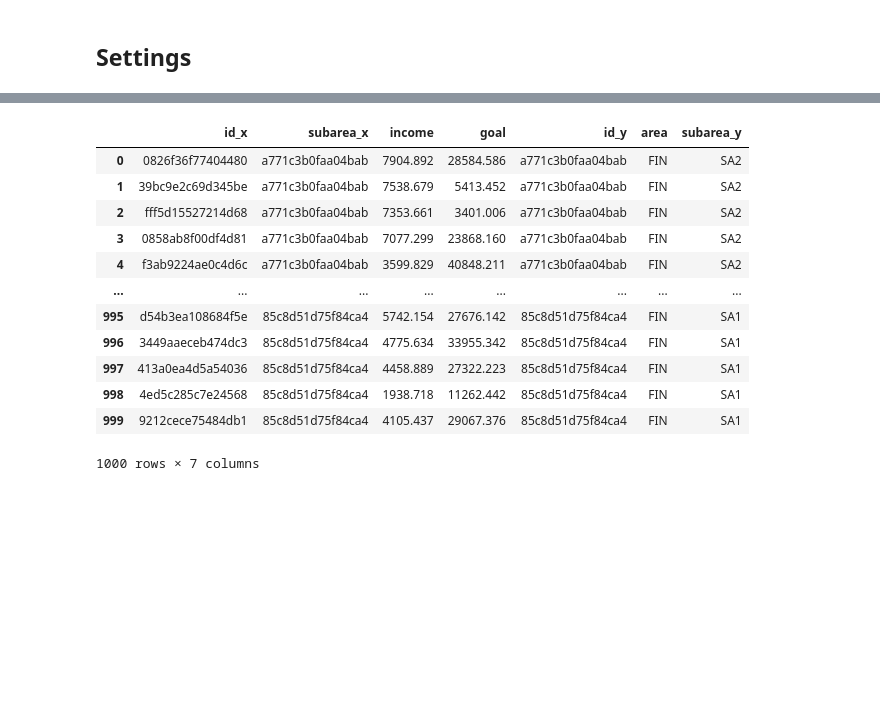
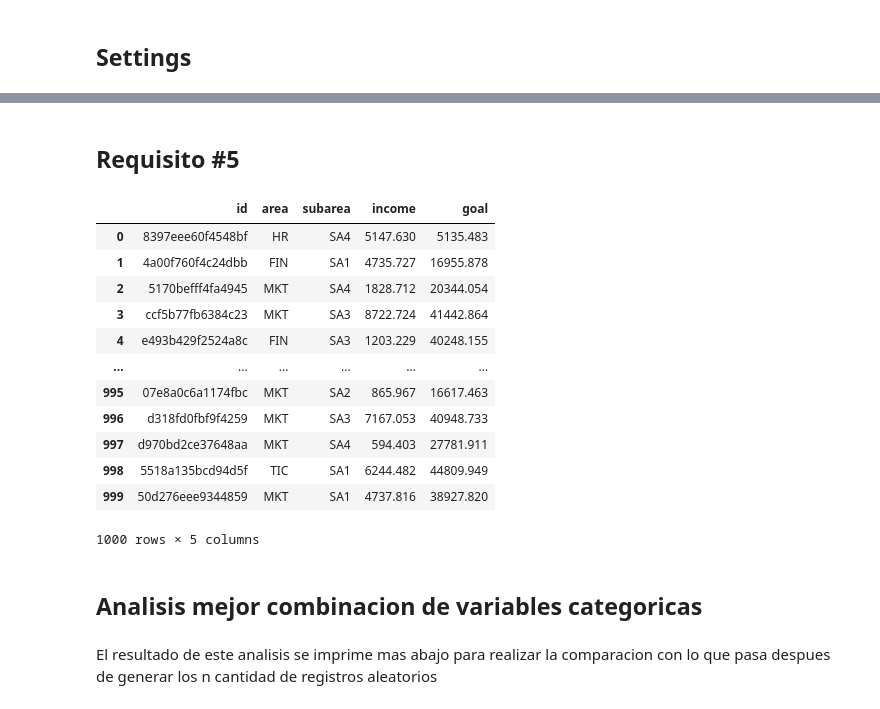
Before and after one commit to Reyniery-Carlitos/Teoria-de-simulacion, a Jupyter notebook: Proyecto1/proyecto1_20201003545_Rubio.ipynb, the cells around one changed output, grey strips where cells are left out. Cells and saved outputs as stored; diff of their text form; code cells hidden in the pictures; blank space fills up the shorter version.

```diff
--- a/Proyecto1/proyecto1_20201003545_Rubio.ipynb
+++ b/Proyecto1/proyecto1_20201003545_Rubio.ipynb
@@ -285,17 +432,2 @@ dataframe_list[0]
-# %%
-result = pd.merge(dataframe_list[0], dataframe_list[1], left_on='subarea', right_on='id', how='inner')
-result
-# %% [output]
-|  | id_x | subarea_x | income | goal | id_y | area | subarea_y |
-| 0 | 0826f36f77404480 | a771c3b0faa04bab | 7904.892 | 28584.586 | a771c3b0faa04bab | FIN | SA2 |
-| 1 | 39bc9e2c69d345be | a771c3b0faa04bab | 7538.679 | 5413.452 | a771c3b0faa04bab | FIN | SA2 |
-| 2 | fff5d15527214d68 | a771c3b0faa04bab | 7353.661 | 3401.006 | a771c3b0faa04bab | FIN | SA2 |
-| 3 | 0858ab8f00df4d81 | a771c3b0faa04bab | 7077.299 | 23868.160 | a771c3b0faa04bab | FIN | SA2 |
-| 4 | f3ab9224ae0c4d6c | a771c3b0faa04bab | 3599.829 | 40848.211 | a771c3b0faa04bab | FIN | SA2 |
-| ... | ... | ... | ... | ... | ... | ... | ... |
-| 995 | d54b3ea108684f5e | 85c8d51d75f84ca4 | 5742.154 | 27676.142 | 85c8d51d75f84ca4 | FIN | SA1 |
-| 996 | 3449aaeceb474dc3 | 85c8d51d75f84ca4 | 4775.634 | 33955.342 | 85c8d51d75f84ca4 | FIN | SA1 |
-| 997 | 413a0ea4d5a54036 | 85c8d51d75f84ca4 | 4458.889 | 27322.223 | 85c8d51d75f84ca4 | FIN | SA1 |
-| 998 | 4ed5c285c7e24568 | 85c8d51d75f84ca4 | 1938.718 | 11262.442 | 85c8d51d75f84ca4 | FIN | SA1 |
-| 999 | 9212cece75484db1 | 85c8d51d75f84ca4 | 4105.437 | 29067.376 | 85c8d51d75f84ca4 | FIN | SA1 |
-1000 rows × 7 columns
+# %% [markdown]
+## Requisito #5
@@ -301,0 +437,16 @@ result
+# %%
+simulation_extended
+# %% [output]
+|  | id | area | subarea | income | goal |
+| 0 | 8397eee60f4548bf | HR | SA4 | 5147.630 | 5135.483 |
+| 1 | 4a00f760f4c24dbb | FIN | SA1 | 4735.727 | 16955.878 |
+| 2 | 5170befff4fa4945 | MKT | SA4 | 1828.712 | 20344.054 |
+| 3 | ccf5b77fb6384c23 | MKT | SA3 | 8722.724 | 41442.864 |
+| 4 | e493b429f2524a8c | FIN | SA3 | 1203.229 | 40248.155 |
+| ... | ... | ... | ... | ... | ... |
+| 995 | 07e8a0c6a1174fbc | MKT | SA2 | 865.967 | 16617.463 |
+| 996 | d318fd0fbf9f4259 | MKT | SA3 | 7167.053 | 40948.733 |
+| 997 | d970bd2ce37648aa | MKT | SA4 | 594.403 | 27781.911 |
+| 998 | 5518a135bcd94d5f | TIC | SA1 | 6244.482 | 44809.949 |
+| 999 | 50d276eee9344859 | MKT | SA1 | 4737.816 | 38927.820 |
+1000 rows × 5 columns
@@ -301,0 +457,2 @@ result
+# %% [markdown]
+## Analisis mejor combinacion de variables categoricas
@@ -301,0 +470,2 @@ result
+# %% [markdown]
+El resultado de este analisis se imprime mas abajo para realizar la comparacion con lo que pasa despues de generar los n cantidad de registros aleatorios
```
Also changed, not shown: parts of 23 cells of this notebook, 1 other file.
